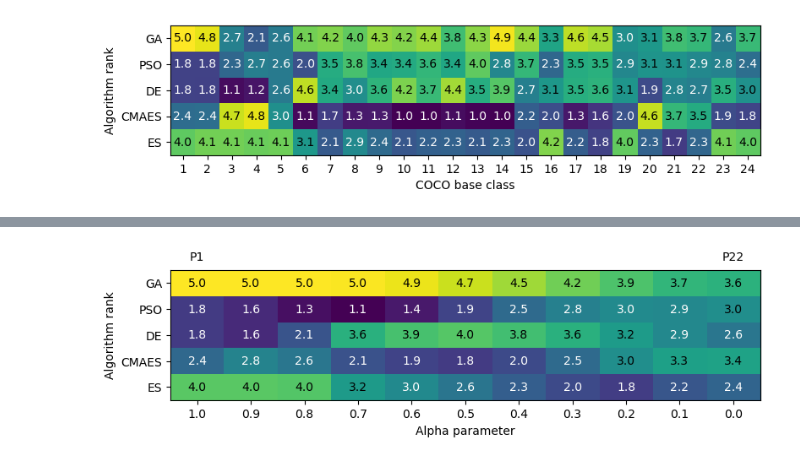
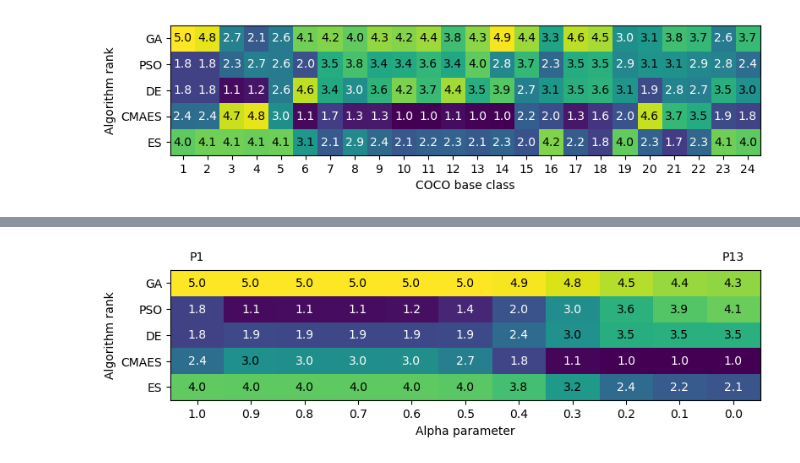
Before and after one commit to gasperpetelin/affine-ranking, a Jupyter notebook: 005-ranking-all.ipynb, the cells around one changed output, grey strips where cells are left out. Cells and saved outputs as stored; diff of their text form; code cells hidden in the pictures.

Commit message:
gecco

```diff
--- a/005-ranking-all.ipynb
+++ b/005-ranking-all.ipynb
@@ -7,7 +7,7 @@ import matplotlib.pyplot as plt
 # %%
 files = glob.glob('runs/*.csv')
 # %%
-dfs = Parallel(n_jobs=-1)(delayed(lambda file: pd.read_csv(file, index_col=False))(file=file) for file in files)
+dfs = Parallel(n_jobs=20)(delayed(lambda file: pd.read_csv(file, index_col=False))(file=file) for file in files)
 # %%
 df = pd.concat(dfs)
 # %%
@@ -80,4 +80,8 @@ pure
 # %%
+import matplotlib
+matplotlib.rcParams['pdf.fonttype'] = 42
+matplotlib.rcParams['ps.fonttype'] = 42
+#plt.style.use('ggplot')
 fig, ax = plt.subplots(figsize=(9, 2))
 
 im = ax.imshow(pure[algos].T, aspect='auto')
@@ -94,3 +98,17 @@ plt.xlabel('COCO base class')
 plt.savefig(f'figures/bbob_ranks.pdf', bbox_inches='tight', pad_inches=0)
 # %% [output]
 [figure]
+# %%
+import seaborn as sns
+import matplotlib
+matplotlib.rcParams['pdf.fonttype'] = 42
+matplotlib.rcParams['ps.fonttype'] = 42
+plt.figure(figsize=(12, 2.5))
+glue = pd.DataFrame(pure[algos].T)
+sns.heatmap(glue, annot=True, linewidth=.5)
+plt.yticks(rotation=0)
+new_x_labels = [f"{i+1}" for i in range(glue.shape[1])]
+plt.ylabel('Algorithm rank')
+plt.xlabel('COCO base class')
+plt.xticks(ticks=np.arange(len(new_x_labels)) + 0.5, labels=new_x_labels)
+plt.savefig(f'figures/bbob_ranks_gecco.pdf', bbox_inches='tight', pad_inches=0)
@@ -97,7 +127,7 @@ plt.savefig(f'figures/bbob_ranks.pdf', bbox_inches='tight', pad_inches=0)
 # %%
 rdf.alpha = rdf.alpha.round(2)
 # %%
-lin = rdf.query('(problem2==22 and problem1 == 1)').groupby('alpha').mean().reset_index().sort_values('alpha', ascending=False)
+lin = rdf.query('(problem2==13 and problem1 == 1)').groupby('alpha').mean().reset_index().sort_values('alpha', ascending=False)
 # %%
 lin
 # %% [output]
@@ -116,21 +159,20 @@ lin
 # %%
 fig, ax = plt.subplots(figsize=(9, 2))
 
 im = ax.imshow(lin[algos].T, aspect='auto')
 plt.xticks(range(len(lin)), [round(x, 3) for x in lin.alpha])
 plt.yticks(range(len(algos)), algos)
 
 for (j,i),label in np.ndenumerate(lin[algos].T):
     color= 'white' if label<3 else 'black'
-    #print(i, j)
     ax.text(i,j, round(float(label), 1),ha='center',va='center', color=color)
 
 ax.text(0, -1, "P1", ha='center', va='center', color='black')
-ax.text(10, -1, "P22", ha='center', va='center', color='black')
+ax.text(10, -1, "P13", ha='center', va='center', color='black')
 
 plt.ylabel('Algorithm rank')
 plt.xlabel('Alpha parameter')
 
 plt.savefig(f'figures/combination.pdf', bbox_inches='tight', pad_inches=0)
 # %% [output]
-[figure, old version]
+[figure, new version]
```
Also changed, not shown: parts of 7 cells of this notebook, 17 other files.
